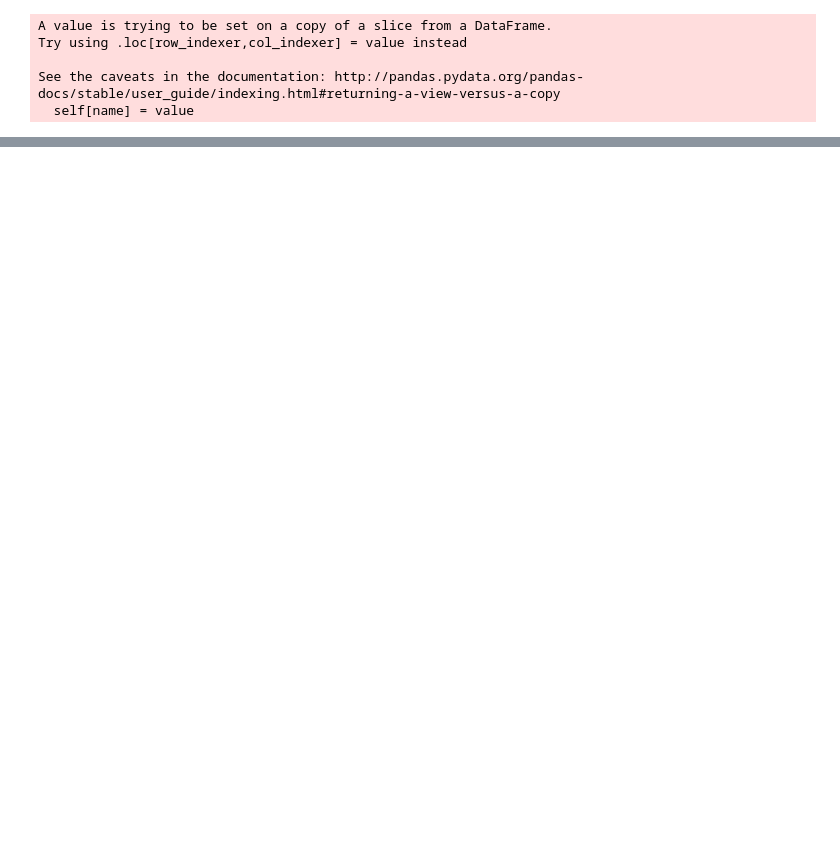
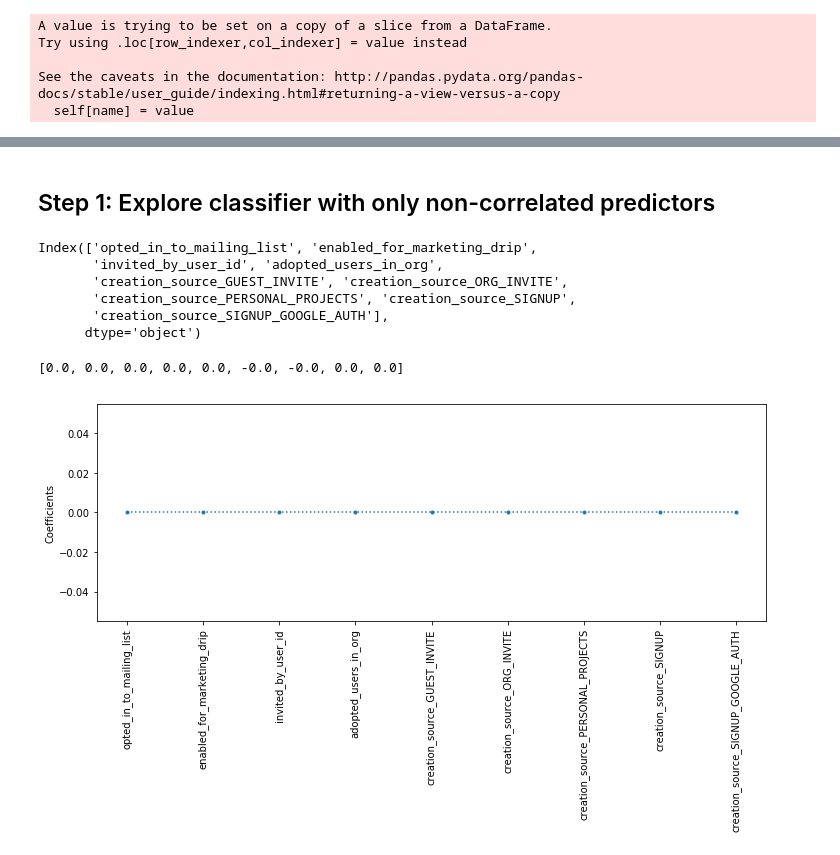
Before and after one commit to AHalarewicz/RelaxDataScienceChallenge, a Jupyter notebook: solution.ipynb, the cells around one changed output, grey strips where cells are left out. Saved outputs shown, nothing was run; the diff lists cells and outputs as text; code cells hidden in the pictures; blank space fills up the shorter version.

Commit message:
Explore predictive power of individual features

```diff
--- a/solution.ipynb
+++ b/solution.ipynb
@@ -74,7 +105,7 @@ def is_engaged(user):
     takes a user_id
     computes engagement using the engagements table
     returns a boolean
-    True: user active on 3 unique days in a 7 day period
+    True -> user active on 3 unique days in a 7 day period
     """
 
     # filter out all other users
@@ -101,3 +132,7 @@ def is_engaged(user):
 
     # return default value
     return False
+
+
+# create target colums: map which users have been 'adopted'
+users['adopted_user'] = users.object_id.map(is_engaged)
@@ -115,11 +158,14 @@ users.head()
 # %%
+# define predictor columns
 predictors = ['creation_source', 'creation_time',
               'last_session_creation_time',
               'opted_in_to_mailing_list',
               'enabled_for_marketing_drip',
               'org_id', 'invited_by_user_id']
 
+# define target columns
 target = ['adopted_user']
 
-categorical = ['creation_source', 'org_id']
+# define columns to one-hot encode
+categorical = ['creation_source']
 # %%
@@ -216,0 +329,17 @@ memory usage: 726.7+ KB
+# %%
+def train_Lasso(features):
+    predictors = lasso_df[features].values
+    target = (lasso_df.adopted_user * 1).values
+
+    X_train, X_test, y_train, y_test = train_test_split(predictors, target, test_size=0.25, random_state=3)
+
+    # Identify key features with Lasso Regression
+    lasso = Lasso(alpha=0.1)
+    lasso_coef = lasso.fit(X_train, y_train).coef_
+    print(list(lasso_coef))
+
+
+    _ = plt.figure(figsize=(12,4))
+    _ = plt.plot(range(len(features)), lasso_coef, marker='.', linestyle=':')
+    _ = plt.xticks(range(len(features)), features, rotation=90)
+    _ = plt.ylabel('Coefficients')
@@ -216,0 +407,17 @@ memory usage: 726.7+ KB
+# %% [markdown]
+## Step 1: Explore classifier with only non-correlated predictors
+# %%
+features = lasso_df.drop(['adopted_user','org_id','users_in_org','days_since_creation', 'days_since_last_session', 'days_active', 'total_sessions'], axis='columns').columns
+features
+# %% [output]
+Index(['opted_in_to_mailing_list', 'enabled_for_marketing_drip',
+       'invited_by_user_id', 'adopted_users_in_org',
+       'creation_source_GUEST_INVITE', 'creation_source_ORG_INVITE',
+       'creation_source_PERSONAL_PROJECTS', 'creation_source_SIGNUP',
+       'creation_source_SIGNUP_GOOGLE_AUTH'],
+      dtype='object')
+# %%
+train_Lasso(features)
+# %% [output]
+[0.0, 0.0, 0.0, 0.0, 0.0, -0.0, -0.0, 0.0, 0.0]
+[figure, added]
```
Also changed, not shown: parts of 28 cells of this notebook.
